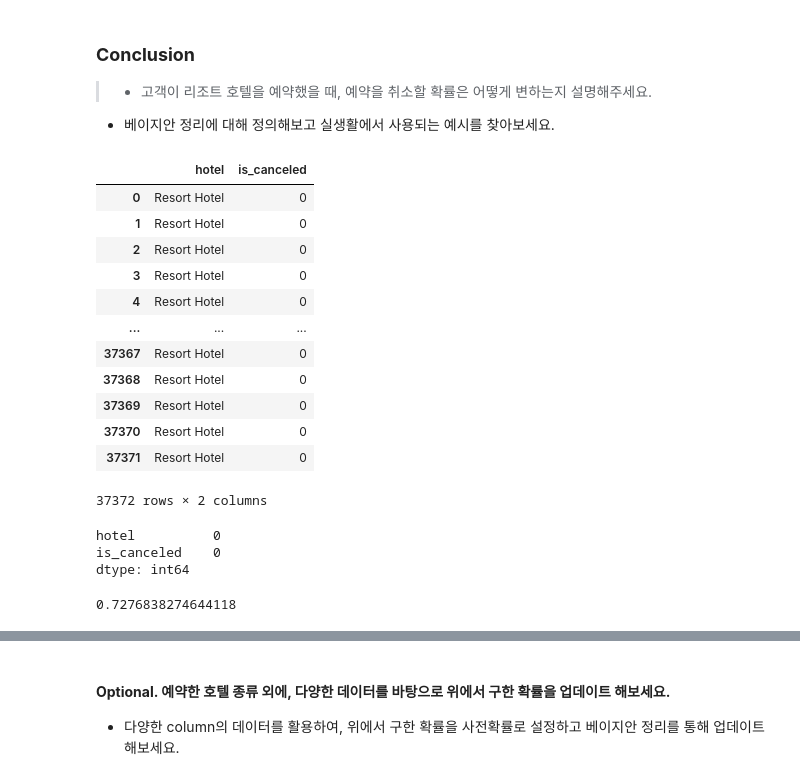
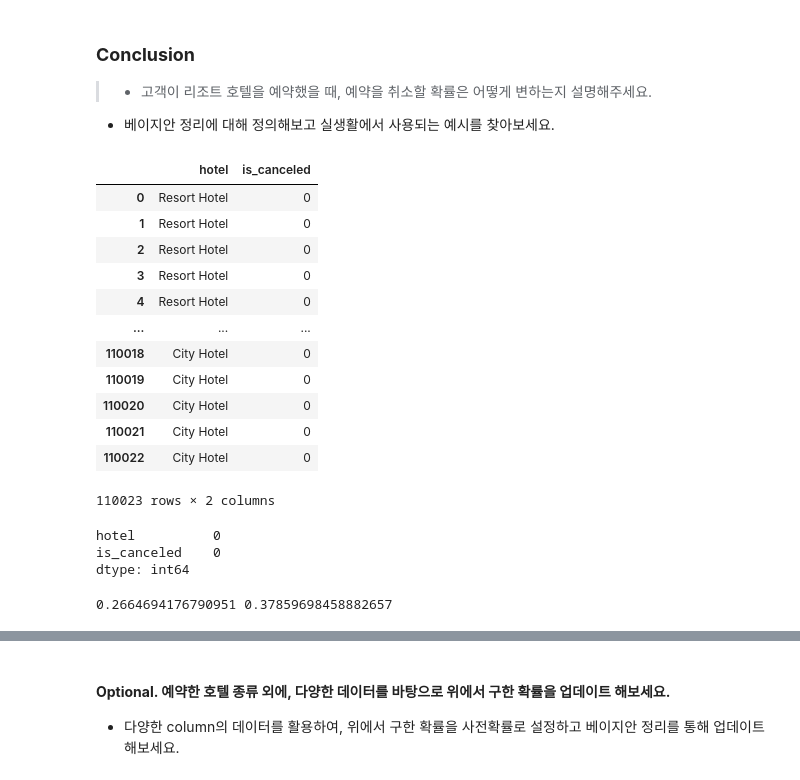
Before and after one commit to Ryu4824/code-states, a Jupyter notebook: Sprint2_Mini_Project_(1조).ipynb, the cells around one changed output, grey strips where cells are left out. Drawn from its saved outputs; the diff is of its cells as text; code cells hidden in the pictures.

```diff
--- a/Sprint2_Mini_Project_(1조).ipynb
+++ b/Sprint2_Mini_Project_(1조).ipynb
@@ -155,22 +158,21 @@ def bayesian_hotel(prior, resort_yes_cancel, resort_no_cancel):
 * 베이지안 정리에 대해 정의해보고 실생활에서 사용되는 예시를 찾아보세요.
 # %%
 hotel_canceled = hotel[['hotel', 'is_canceled']]
-hotel_canceled = hotel_canceled.query('hotel == "Resort Hotel"')
 hotel_canceled
 # %% [output]
 |  | hotel | is_canceled |
 | 0 | Resort Hotel | 0 |
 | 1 | Resort Hotel | 0 |
 | 2 | Resort Hotel | 0 |
 | 3 | Resort Hotel | 0 |
 | 4 | Resort Hotel | 0 |
 | ... | ... | ... |
-| 37367 | Resort Hotel | 0 |
-| 37368 | Resort Hotel | 0 |
-| 37369 | Resort Hotel | 0 |
-| 37370 | Resort Hotel | 0 |
-| 37371 | Resort Hotel | 0 |
+| 110018 | City Hotel | 0 |
+| 110019 | City Hotel | 0 |
+| 110020 | City Hotel | 0 |
+| 110021 | City Hotel | 0 |
+| 110022 | City Hotel | 0 |
-37372 rows × 2 columns
+110023 rows × 2 columns
 # %%
 hotel_canceled.isnull().sum()
 # %% [output]
@@ -182,10 +182,10 @@ ratio = hotel_canceled.is_canceled.value_counts(normalize=True)
-# %%
-prior = 0.5
-resort_yes_cancel =  ratio[1]
-resort_no_cancel = ratio[0]
-resort_no_cancel
-# %% [output]
-0.7276838274644118
+# %%
+prior = 0.5
+resort_yes_cancel = hotel[hotel["is_canceled"]==1]["hotel"].value_counts(normalize=True)["Resort Hotel"]
+resort_no_cancel = hotel[hotel["is_canceled"]==0]["hotel"].value_counts(normalize=True)["Resort Hotel"]
+print(resort_yes_cancel,resort_no_cancel)
+# %% [output]
+0.2664694176790951 0.37859698458882657
 # %%
 bayesian_hotel(prior, resort_yes_cancel, resort_no_cancel)
 # %% [output]
```
Also changed, not shown: parts of 4 cells of this notebook.
